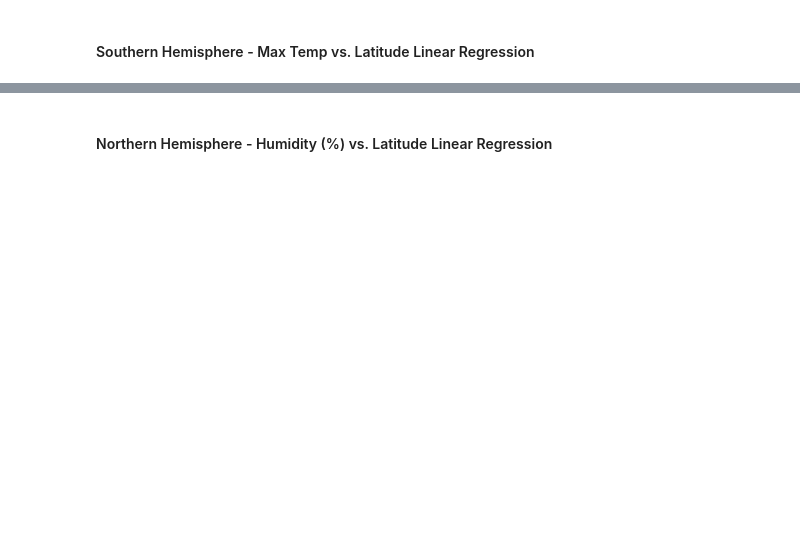
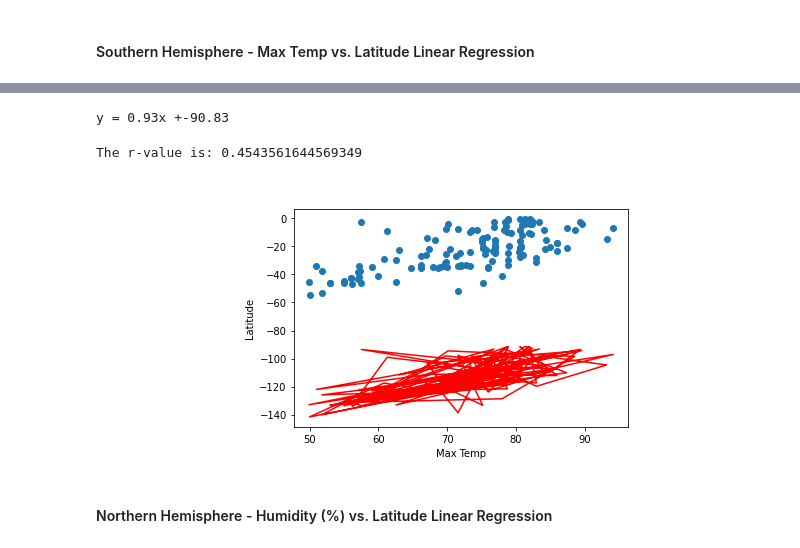
Before and after one commit to DanZanoria/python-api-challenge, a Jupyter notebook: starter_code/WeatherPy.ipynb, the cells around one changed output, grey strips where cells are left out. Saved outputs shown, nothing was run; the diff lists cells and outputs as text; code cells hidden in the pictures; blank space fills up the shorter version.

```diff
--- a/starter_code/WeatherPy.ipynb
+++ b/starter_code/WeatherPy.ipynb
@@ -307,0 +388,7 @@ plt.savefig('LatvsWindSpeed.png')
+# %%
+# Perform a linear regression on temperature vs. latitude
+(slope, intercept, rvalue, pvalue, stderr) = stats.linregress(SHMT,SHLat)
+
+# Get regression values
+regress_values = SHLat * slope + intercept
+print(regress_values)
@@ -308,2 +408,26 @@ plt.savefig('LatvsWindSpeed.png')
+# %%
+# Create line equation string
+line_eq = "y = " + str(round(slope,2)) + "x +" + str(round(intercept,2))
+print(line_eq)
+# %% [output]
+y = 0.93x +-90.83
+# %%
+# Create Plot
+plt.scatter(SHMT,SHLat)
+plt.plot(SHMT,regress_values,"r-")
+
+# Label plot and annotate the line equation
+plt.xlabel('Max Temp')
+plt.ylabel('Latitude')
+plt.annotate(line_eq,(20,15),fontsize=15,color="red")
+
+# Print r value
+print(f"The r-value is: {rvalue**2}")
+
+# Show plot
+plt.show()
+# %% [output]
+The r-value is: 0.4543561644569349
+[figure, added]
 # %% [markdown]
 ####  Northern Hemisphere - Humidity (%) vs. Latitude Linear Regression
```
Also changed, not shown: parts of 15 cells of this notebook, 6 other files.
